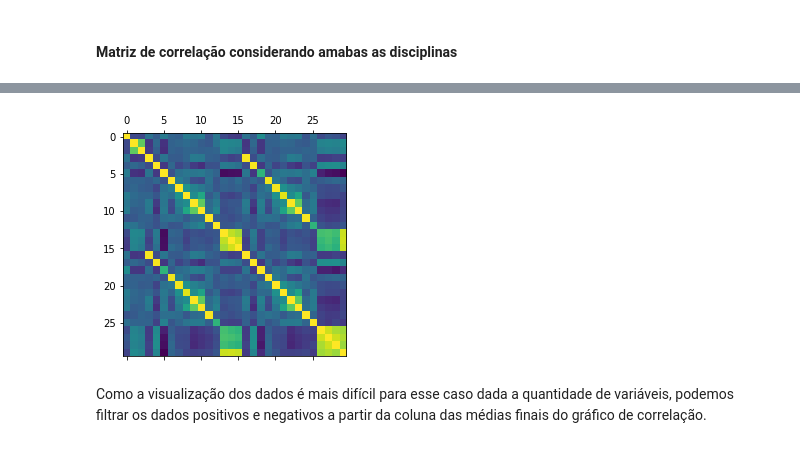
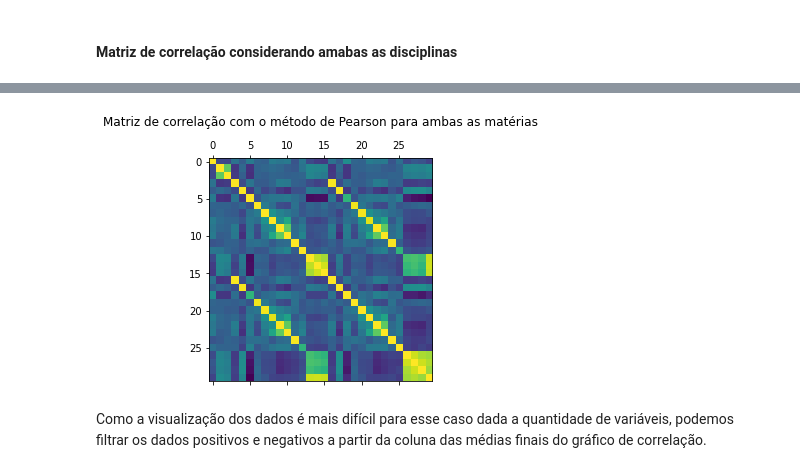
Before and after one commit to shl0mo/DataAnalysis_Students-Pandas, a Jupyter notebook: Estudantes.ipynb, the cells around one changed output, grey strips where cells are left out. Saved outputs shown, nothing was run; the diff lists cells and outputs as text; code cells hidden in the pictures.

```diff
--- a/Estudantes.ipynb
+++ b/Estudantes.ipynb
@@ -421,11 +427,12 @@ corr_df
 | G2_por | -0.042010 | 0.215948 | 0.184825 | -0.183894 | 0.265147 | -0.369433 | 0.021321 | -0.113247 | ... |
 | G3_por | -0.067977 | 0.203554 | 0.172009 | -0.153973 | 0.272130 | -0.383864 | 0.045309 | -0.108958 | ... |
 | GF | -0.151499 | 0.249790 | 0.207486 | -0.173847 | 0.208530 | -0.438094 | 0.031669 | -0.045601 | ... |
-# %%
-plt.matshow(corr_df)
-plt.show()
-# %% [output]
-[figure, removed]
+# %%
+plt.matshow(corr_df)
+plt.title('Matriz de correlação com o método de Pearson para ambas as matérias\n');
+plt.show()
+# %% [output]
+[figure, added]
 # %% [markdown]
 Como a visualização dos dados é mais difícil para esse caso dada a quantidade de variáveis, podemos filtrar os dados positivos e negativos a partir da coluna das médias finais do gráfico de correlação.
 # %% [markdown]
```
Also changed, not shown: parts of 26 cells of this notebook.
